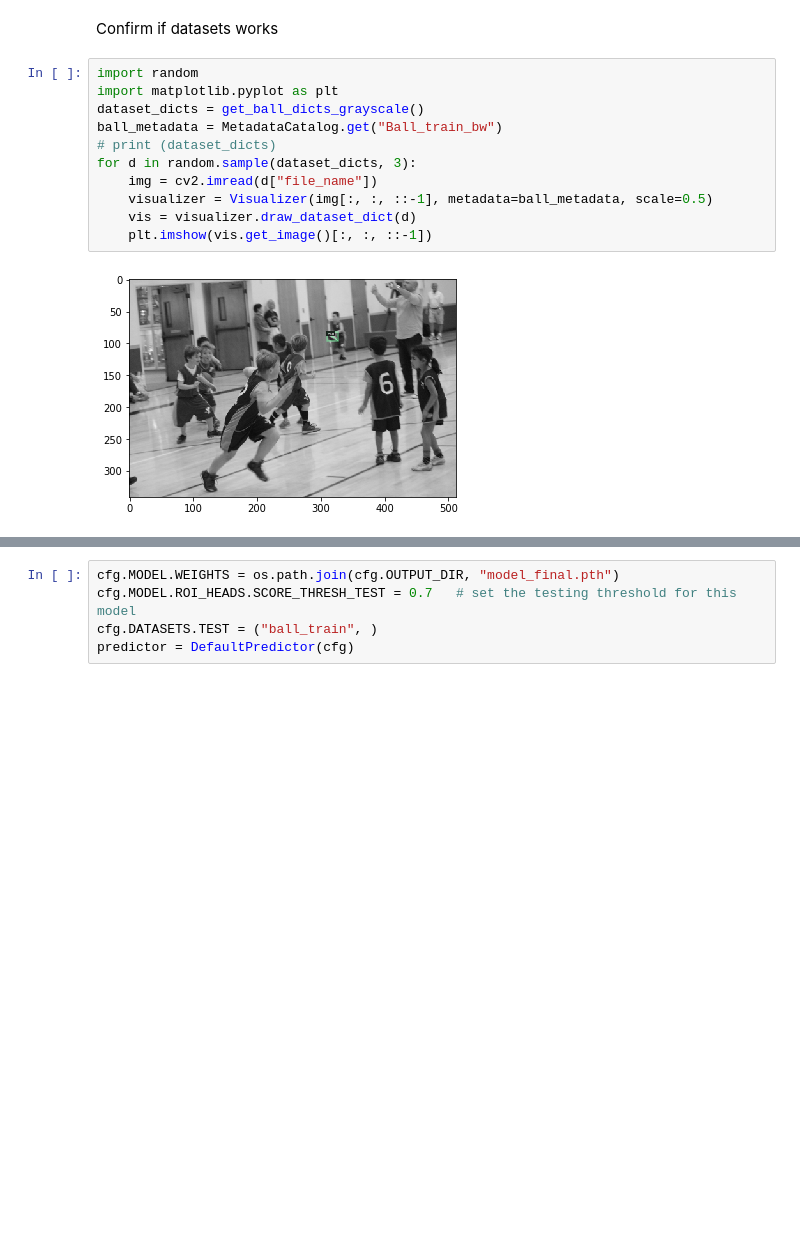
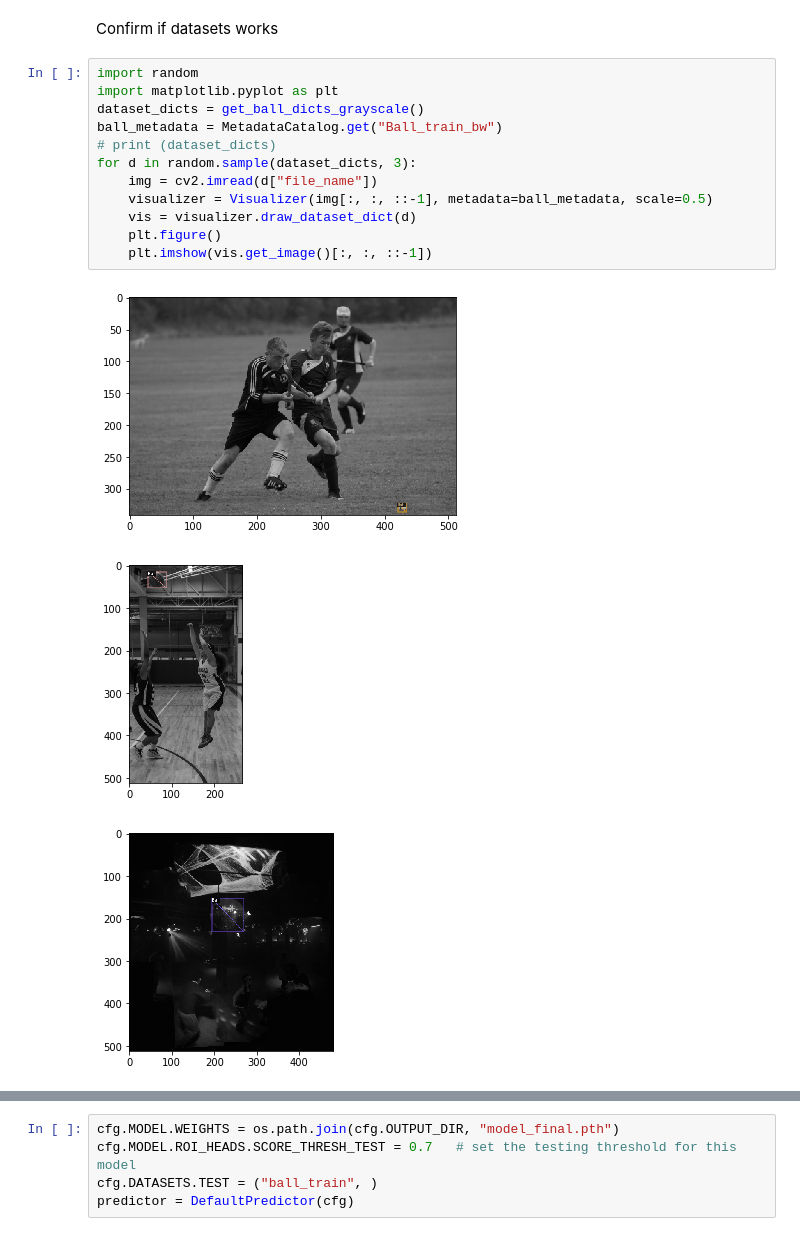
Before and after one commit to danifpdra/ball_detection, a Jupyter notebook: ball_detection.ipynb, the cells around one changed output, grey strips where cells are left out. Saved outputs shown, nothing was run; the diff lists cells and outputs as text; blank space fills up the shorter version.

```diff
--- a/ball_detection.ipynb
+++ b/ball_detection.ipynb
@@ -140,16 +140,19 @@ Confirm if datasets works
 # %%
 import random
 import matplotlib.pyplot as plt
 dataset_dicts = get_ball_dicts_grayscale()
 ball_metadata = MetadataCatalog.get("Ball_train_bw")
 # print (dataset_dicts)
 for d in random.sample(dataset_dicts, 3):
     img = cv2.imread(d["file_name"])
     visualizer = Visualizer(img[:, :, ::-1], metadata=ball_metadata, scale=0.5)
     vis = visualizer.draw_dataset_dict(d)
+    plt.figure()
     plt.imshow(vis.get_image()[:, :, ::-1])
 # %% [output]
-[figure, old version]
+[figure, new version]
+[figure, added]
+[figure, added]
 # %%
 from detectron2.engine import DefaultTrainer
 from detectron2.config import get_cfg
```
Also changed, not shown: parts of 8 cells of this notebook.
